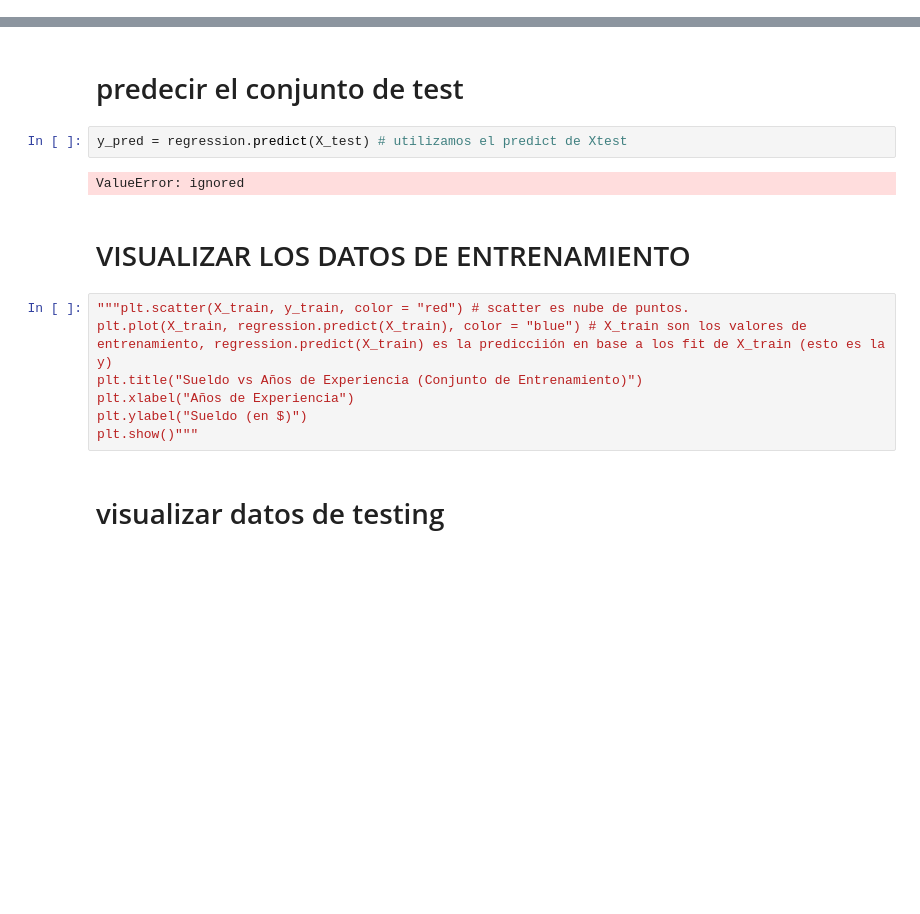
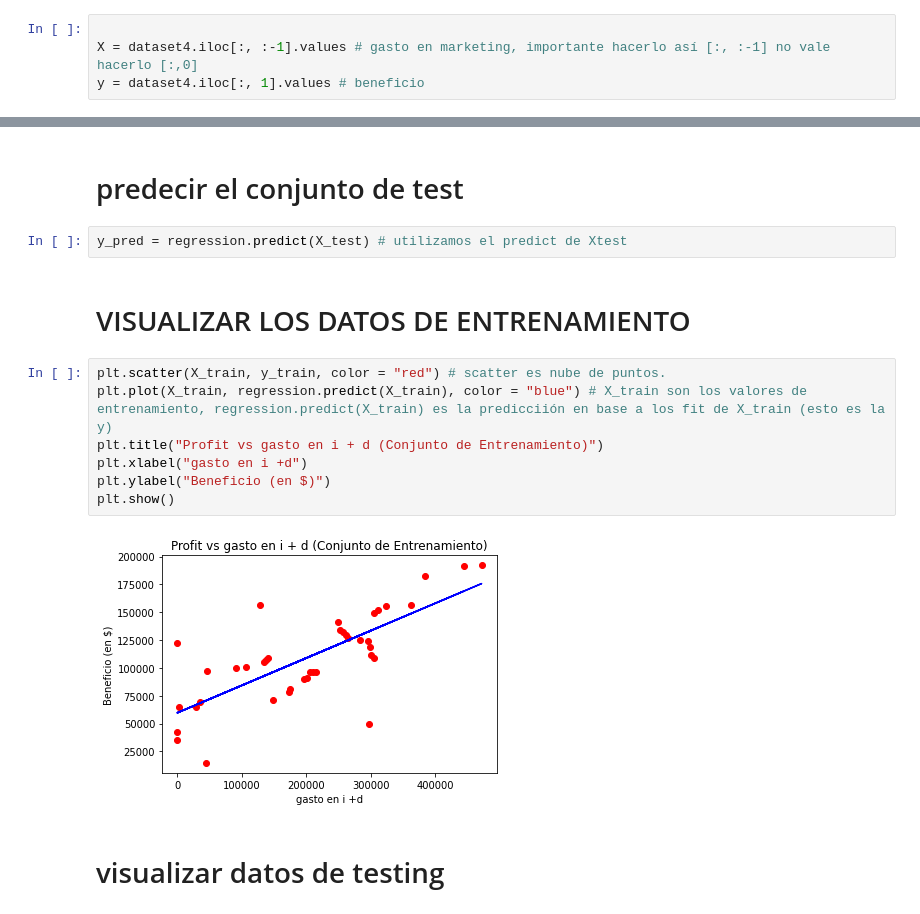
Before and after one commit to pacomm5/Plantillas, a Jupyter notebook: Regresion Lineal Multiple.ipynb, the cells around one changed output, grey strips where cells are left out. Cells and saved outputs as stored; diff of their text form; blank space fills up the shorter version.

```diff
--- a/Regresion Lineal Multiple.ipynb
+++ b/Regresion Lineal Multiple.ipynb
@@ -556,3 +447,7 @@ y = dataset4.iloc[:, 1].values # Salary es la variable dependiente
+# %%
+
+X = dataset4.iloc[:, :-1].values # gasto en marketing, importante hacerlo así [:, :-1] no vale hacerlo [:,0]
+y = dataset4.iloc[:, 1].values # beneficio
 # %%
 #result = pd.DataFrame({'Column1': X[:, 0], 'Column2': X[:, 1],'Column3': X[:, 2]})
 # %%
@@ -583,17 +504,17 @@ LinearRegression()
 # predecir el conjunto de test
 # %%
 y_pred = regression.predict(X_test) # utilizamos el predict de Xtest
-# %% [output]
-ValueError: ignored
 # %% [markdown]
 # VISUALIZAR LOS DATOS DE ENTRENAMIENTO
 # %%
-"""plt.scatter(X_train, y_train, color = "red") # scatter es nube de puntos.
+plt.scatter(X_train, y_train, color = "red") # scatter es nube de puntos.
 plt.plot(X_train, regression.predict(X_train), color = "blue") # X_train son los valores de entrenamiento, regression.predict(X_train) es la predicciión en base a los fit de X_train (esto es la y)
-plt.title("Sueldo vs Años de Experiencia (Conjunto de Entrenamiento)")
-plt.xlabel("Años de Experiencia")
-plt.ylabel("Sueldo (en $)")
-plt.show()"""
+plt.title("Profit vs gasto en i + d (Conjunto de Entrenamiento)")
+plt.xlabel("gasto en i +d")
+plt.ylabel("Beneficio (en $)")
+plt.show()
+# %% [output]
+[figure, added]
 # %% [markdown]
 # visualizar datos de testing
 # %%
```
Also changed, not shown: parts of 51 cells of this notebook.
